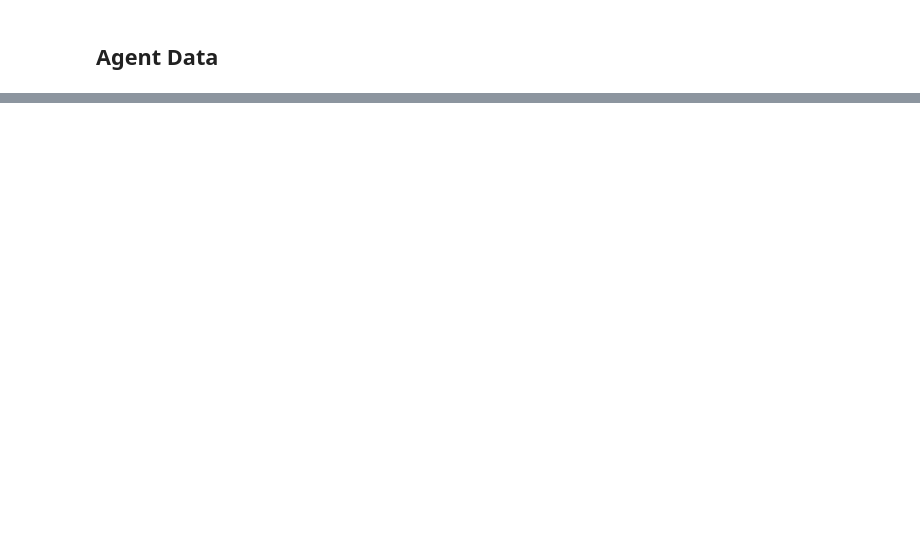
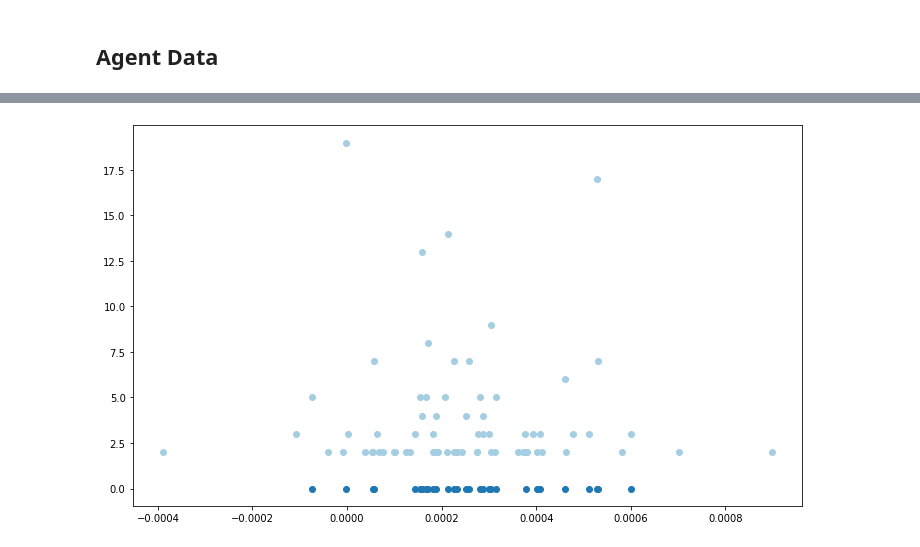
Before and after one commit to jc-doyle/market-model, a Jupyter notebook: analysis.ipynb, the cells around one changed output, grey strips where cells are left out. Drawn from its saved outputs; the diff is of its cells as text; code cells hidden in the pictures; blank space fills up the shorter version.

```diff
--- a/analysis.ipynb
+++ b/analysis.ipynb
@@ -153,0 +187,7 @@ df_agent.xs(2, level=1)[-1:]['Price'].values[0] #A specific agent over time
+# %%
+returns = []
+
+for a in model.schedule.agents:
+    returns.append(pd.Series(a.returns).mean())
+
+a.returns
@@ -154,2 +229,27 @@ df_agent.xs(2, level=1)[-1:]['Price'].values[0] #A specific agent over time
+# %%
+degree = []
+rtn = []
+rng_return = []
+rng_zero = []
+
+for i in range(int(non_random*agents)):
+    degree.append(nx.degree(model.network)[i])
+    a = model.schedule.agents[i]
+    rtn.append(pd.Series(a.returns).mean())
+
+for i in range(int((1-non_random)*agents)):
+    a = model.schedule.agents[i]
+    rng_return.append(pd.Series(a.returns).mean())
+    rng_zero.append(0)
+
+d = {'Degree':degree, 'Return':rtn}
+profit_df = pd.DataFrame(data=d)
+
+fig, ax = plt.subplots(figsize=(12,7))
+ax.scatter(d['Return'], d['Degree'])
+ax.scatter(rng_return, rng_zero)
+plt.show()
+# %% [output]
+[figure, added]
 # %%
 
```
Also changed, not shown: parts of 34 cells of this notebook, 3 other files.
